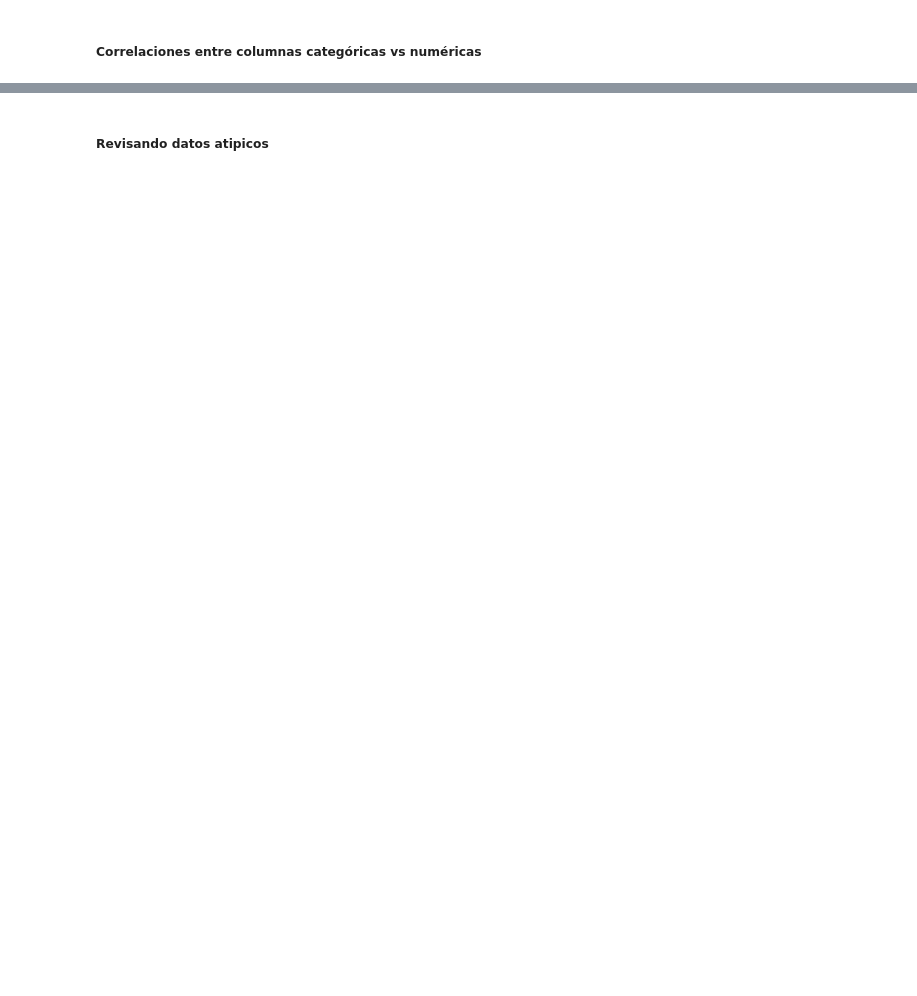
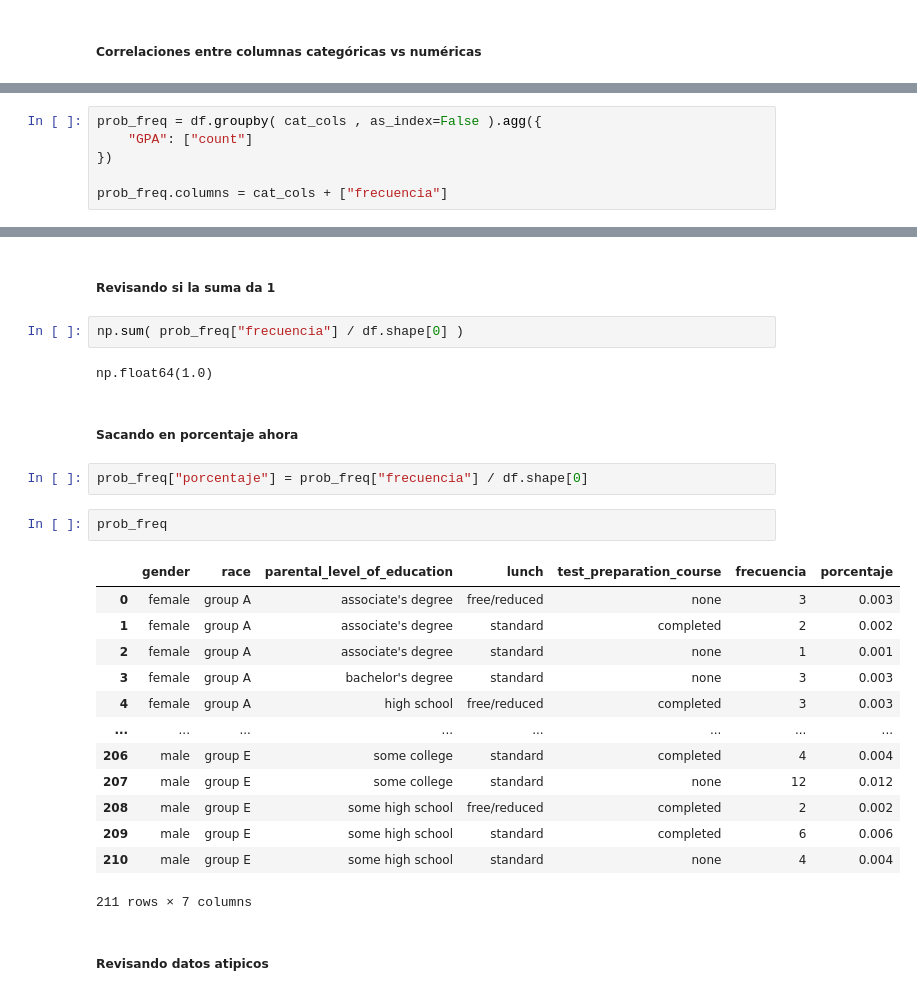
Before and after one commit to JosueSalomon/Proyecto_1_Teoria_de_la_simulacion, a Jupyter notebook: EDA.ipynb, the cells around one changed output, grey strips where cells are left out. Saved outputs shown, nothing was run; the diff lists cells and outputs as text; blank space fills up the shorter version.

Commit message:
Se agrega el porcentaje de probabilidad de las categorias

```diff
--- a/EDA.ipynb
+++ b/EDA.ipynb
@@ -313,0 +264,6 @@ for cat_col in cat_cols:
+# %%
+prob_freq = df.groupby( cat_cols , as_index=False ).agg({
+    "GPA": ["count"]
+})
+
+prob_freq.columns = cat_cols + ["frecuencia"]
@@ -314,2 +286,28 @@ for cat_col in cat_cols:
+# %% [markdown]
+##### Revisando si la suma da 1
+# %%
+np.sum( prob_freq["frecuencia"] / df.shape[0] )
+# %% [output]
+np.float64(1.0)
+# %% [markdown]
+##### Sacando en porcentaje ahora
+# %%
+prob_freq["porcentaje"] = prob_freq["frecuencia"] / df.shape[0]
+# %%
+prob_freq
+# %% [output]
+|  | gender | race | parental_level_of_education | lunch | test_preparation_course | frecuencia | porcentaje |
+| 0 | female | group A | associate's degree | free/reduced | none | 3 | 0.003 |
+| 1 | female | group A | associate's degree | standard | completed | 2 | 0.002 |
+| 2 | female | group A | associate's degree | standard | none | 1 | 0.001 |
+| 3 | female | group A | bachelor's degree | standard | none | 3 | 0.003 |
+| 4 | female | group A | high school | free/reduced | completed | 3 | 0.003 |
+| ... | ... | ... | ... | ... | ... | ... | ... |
+| 206 | male | group E | some college | standard | completed | 4 | 0.004 |
+| 207 | male | group E | some college | standard | none | 12 | 0.012 |
+| 208 | male | group E | some high school | free/reduced | completed | 2 | 0.002 |
+| 209 | male | group E | some high school | standard | completed | 6 | 0.006 |
+| 210 | male | group E | some high school | standard | none | 4 | 0.004 |
+211 rows × 7 columns
 # %% [markdown]
 ##### Revisando datos atipicos
```
Also changed, not shown: parts of 8 cells of this notebook.
